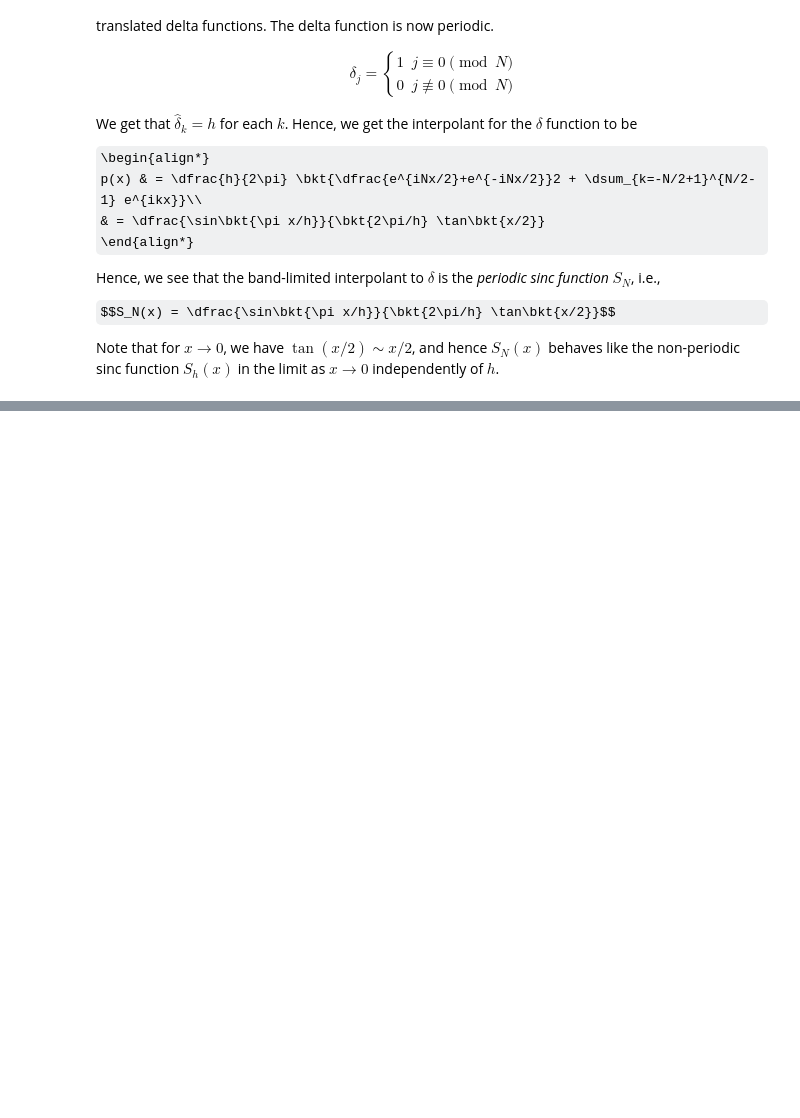
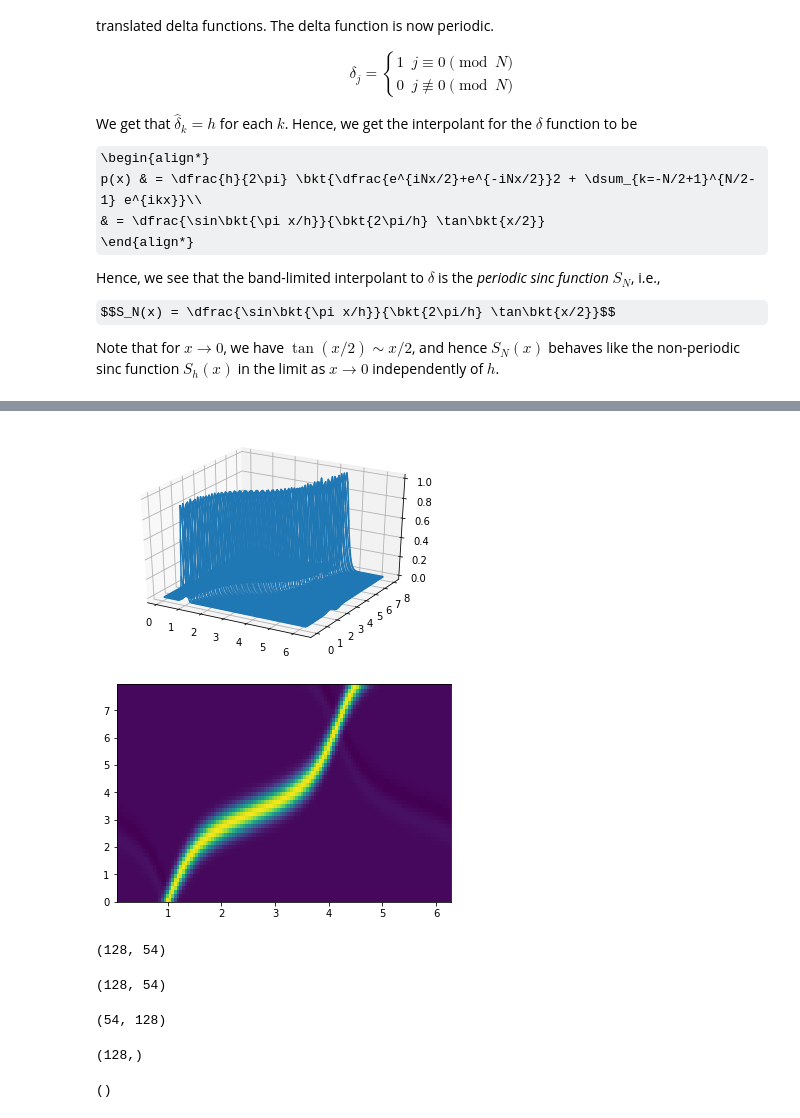
Before and after one commit to sivaramambikasaran/2019_CMS, a Jupyter notebook: Chapters/Chapter_3.ipynb, the cells around one changed output, grey strips where cells are left out. Cells and saved outputs as stored; diff of their text form; code cells hidden in the pictures; some formulas as TeX source; blank space fills up the shorter version.

```diff
--- a/Chapters/Chapter_3.ipynb
+++ b/Chapters/Chapter_3.ipynb
@@ -166,0 +235,72 @@ interactive(children=(IntSlider(value=8, description='N', max=12, min=4, step=2)
+# %%
+# Grid, variable coefficient and initial data
+import scipy as sp;
+from scipy import linalg;
+pi = sp.pi;
+N = 128;
+h = 2*pi/N;
+x = h*sp.arange(1,N+1);
+vec           = sp.zeros(N);
+vec[1:N]   = 0.5*(-1)**sp.arange(1,N)/sp.tan(sp.arange(1,N)*h/2);
+D              = sp.linalg.circulant(vec);
+t = 0;
+dt = h/4;
+c = 0.2+sp.sin(x-1)**2;
+v   = sp.exp(-100*(x-1)**2);
+vold = sp.exp(-100*(x-c*dt-1)**2);
+tmax = 8;
+tplot = 0.15;
+plotgap = sp.floor(tplot/dt);
+dt = tplot/plotgap;
+nplots = round(tmax/tplot);
+data = sp.zeros((nplots+1,N));
+data[0,:] = v;
+tdata = sp.zeros(nplots+1);
+tdata[0] = t;
+for i in sp.arange(0,nplots):
+    for n in sp.arange(0,plotgap):
+        t = t+dt;
+        vnew = vold-2*dt*c*(D.dot(v));
+        vold = v;
+        v = vnew;
+    data[i+1,:] = v;
+    tdata[i+1] = t;
+
+from mpl_toolkits.mplot3d import axes3d
+import matplotlib.pyplot as plt
+import numpy as np
+
+
+X, T = np.meshgrid(x, tdata, sparse=False, indexing='ij')
+
+fig = plt.figure();
+ax = fig.add_subplot(111, projection='3d');
+# X, Y, Z = axes3d.get_test_data(0.05)
+ax.plot_wireframe(X.T, T.T, data, rstride=1, cstride=1)
+plt.show()
+
+plt.pcolor(x, tdata, data)
+plt.show()
+# %% [output]
+[figure, added]
+[figure, added]
+# %%
+X.shape
+# %% [output]
+(128, 54)
+# %%
+T.shape
+# %% [output]
+(128, 54)
+# %%
+data.shape
+# %% [output]
+(54, 128)
+# %%
+x.shape
+# %% [output]
+(128,)
+# %%
+t.shape
+# %% [output]
+()
```
Also changed, not shown: parts of 11 cells of this notebook.
